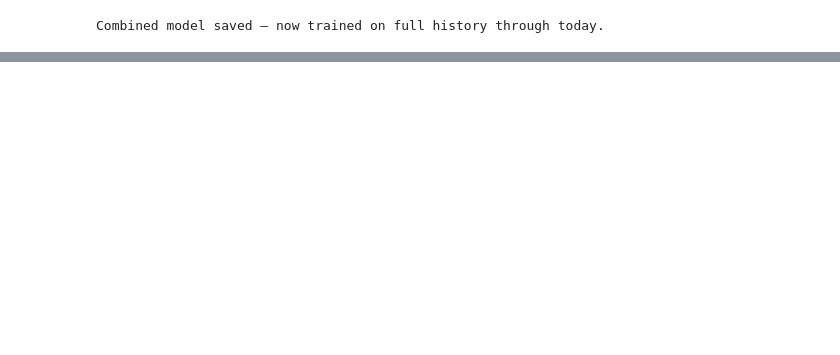
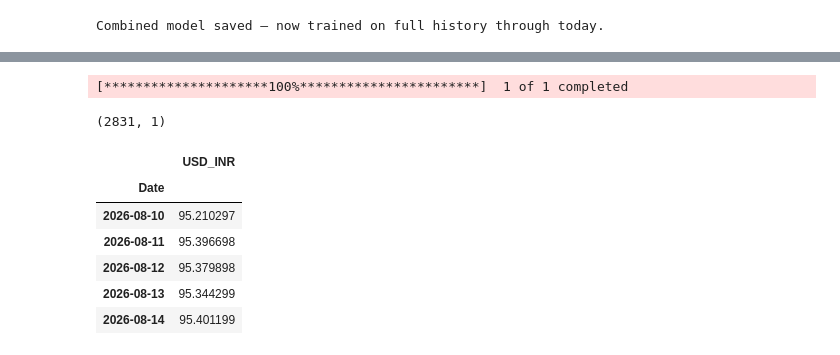
Before and after one commit to vierksejpal-dev/gold-price-forecast-app, a Jupyter notebook: time_series_model.ipynb, the cells around one changed output, grey strips where cells are left out. Saved outputs shown, nothing was run; the diff lists cells and outputs as text; code cells hidden in the pictures; blank space fills up the shorter version.

```diff
--- a/time_series_model.ipynb
+++ b/time_series_model.ipynb
@@ -309,0 +374,27 @@ Combined model saved — now trained on full history through today.
+# %%
+import yfinance as yf
+import pandas as pd
+
+# Fetch USD/INR for the entire period your Kaggle data covers, through today
+full_start = df.index.min().strftime("%Y-%m-%d")
+full_end = pd.Timestamp.today().strftime("%Y-%m-%d")
+
+usdinr_full = yf.download("INR=X", start=full_start, end=full_end)
+
+if isinstance(usdinr_full.columns, pd.MultiIndex):
+    usdinr_full = usdinr_full['Close'].iloc[:, 0].rename("USD_INR").to_frame()
+else:
+    usdinr_full = usdinr_full[['Close']].rename(columns={'Close': 'USD_INR'})
+
+print(usdinr_full.shape)
+usdinr_full.tail()
+# %% [output]
+[*********************100%***********************]  1 of 1 completed
+(2831, 1)
+|  | USD_INR |
+| Date |  |
+| 2026-08-10 | 95.210297 |
+| 2026-08-11 | 95.396698 |
+| 2026-08-12 | 95.379898 |
+| 2026-08-13 | 95.344299 |
+| 2026-08-14 | 95.401199 |
```
Also changed, not shown: parts of 15 cells of this notebook, 2 other files.
